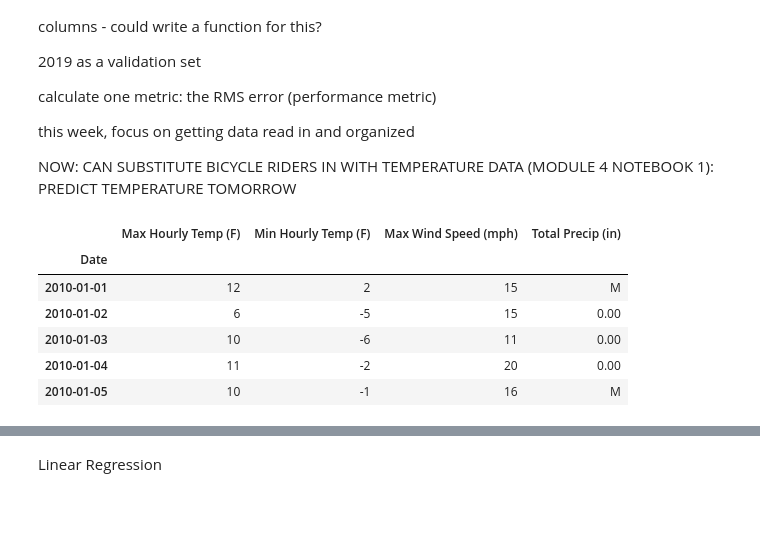
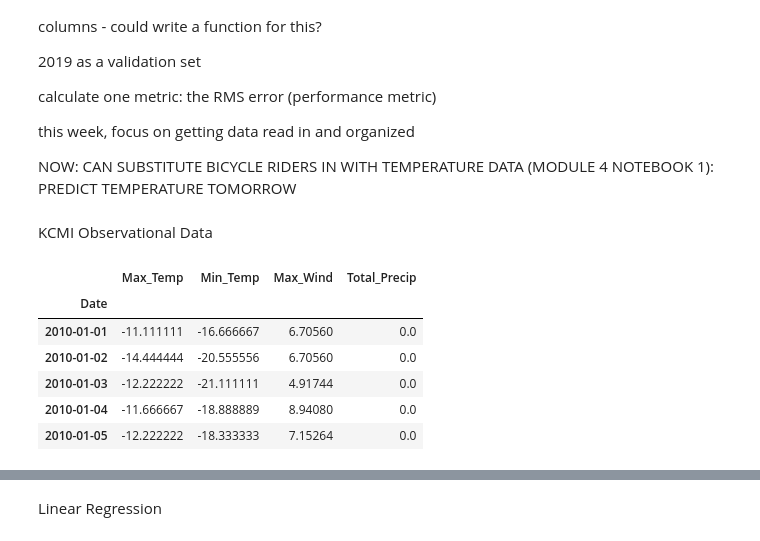
Before and after one commit to dfu2020/ATMS-597-SP-2020-Project-4, a Jupyter notebook: Project4_Joyce.ipynb, the cells around one changed output, grey strips where cells are left out. Cells and saved outputs as stored; diff of their text form; code cells hidden in the pictures; blank space fills up the shorter version.

```diff
--- a/Project4_Joyce.ipynb
+++ b/Project4_Joyce.ipynb
@@ -59,5 +59,7 @@ this week, focus on getting data read in and organized
 
 
 NOW: CAN SUBSTITUTE BICYCLE RIDERS IN WITH TEMPERATURE DATA (MODULE 4 NOTEBOOK 1): PREDICT TEMPERATURE TOMORROW
+# %% [markdown]
+KCMI Observational Data
 # %%
-KCMI_daily_df = pd.read_csv("KCMI_daily.csv", skiprows=8, parse_dates=True, index_col = 'Date')
+KCMI_df = pd.read_csv("KCMI_daily_format.csv", parse_dates=True, index_col='Date')
@@ -66,10 +66,12 @@ KCMI_daily_df = KCMI_daily_df.iloc[0:3652, 0:4]
+# %%
+KCMI_df.rename(columns={'TMAX(C)': 'Max_Temp', 'TMIN(C)': 'Min_Temp', 'WMAX(M/s)': 'Max_Wind', 'PREC(mm}': 'Total_Precip'}, inplace = True)
 # %%
-KCMI_daily_df.head()
+KCMI_df.head()
 # %% [output]
-|  | Max Hourly Temp (F) | Min Hourly Temp (F) | Max Wind Speed (mph) | Total Precip (in) |
+|  | Max_Temp | Min_Temp | Max_Wind | Total_Precip |
 | Date |  |  |  |  |
-| 2010-01-01 | 12 | 2 | 15 | M |
-| 2010-01-02 | 6 | -5 | 15 | 0.00 |
-| 2010-01-03 | 10 | -6 | 11 | 0.00 |
-| 2010-01-04 | 11 | -2 | 20 | 0.00 |
-| 2010-01-05 | 10 | -1 | 16 | M |
+| 2010-01-01 | -11.111111 | -16.666667 | 6.70560 | 0.0 |
+| 2010-01-02 | -14.444444 | -20.555556 | 6.70560 | 0.0 |
+| 2010-01-03 | -12.222222 | -21.111111 | 4.91744 | 0.0 |
+| 2010-01-04 | -11.666667 | -18.888889 | 8.94080 | 0.0 |
+| 2010-01-05 | -12.222222 | -18.333333 | 7.15264 | 0.0 |
```
Also changed, not shown: parts of 16 cells of this notebook.
